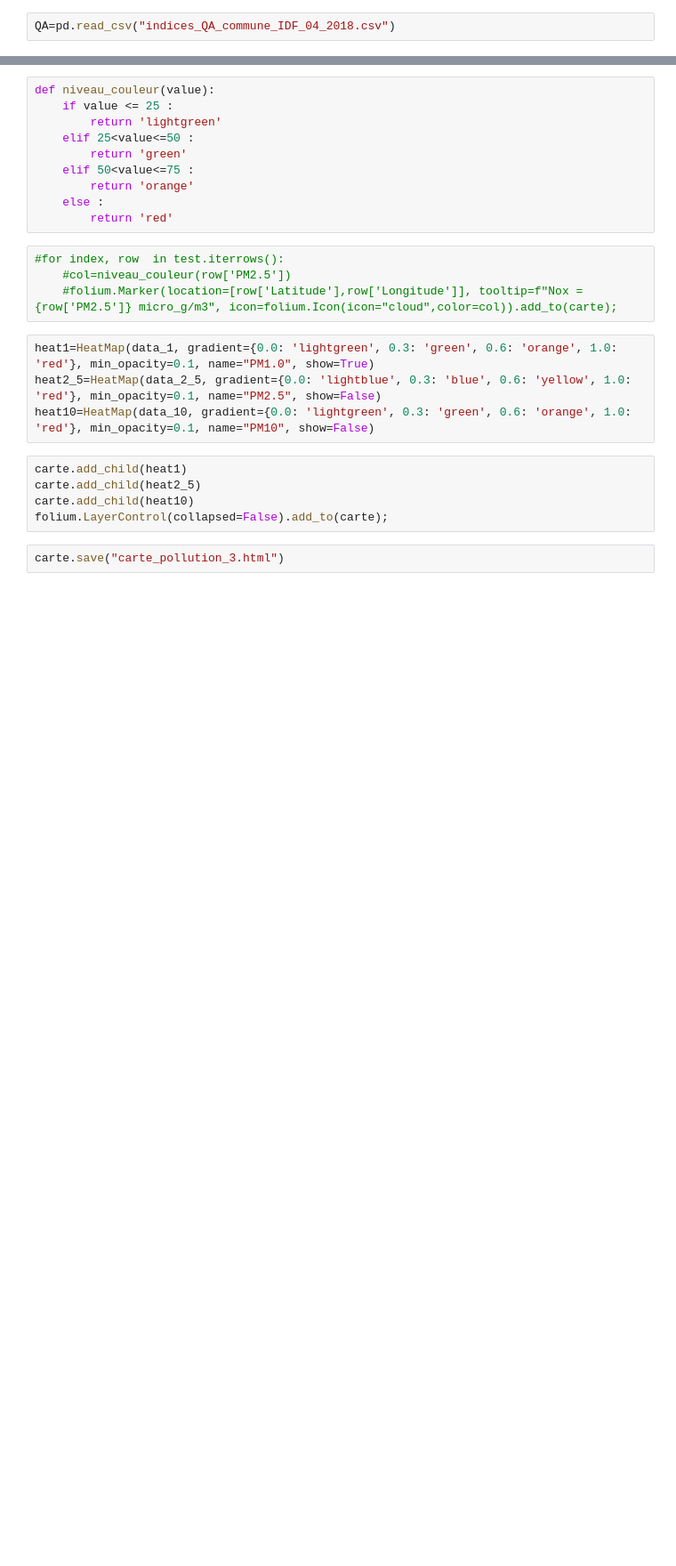
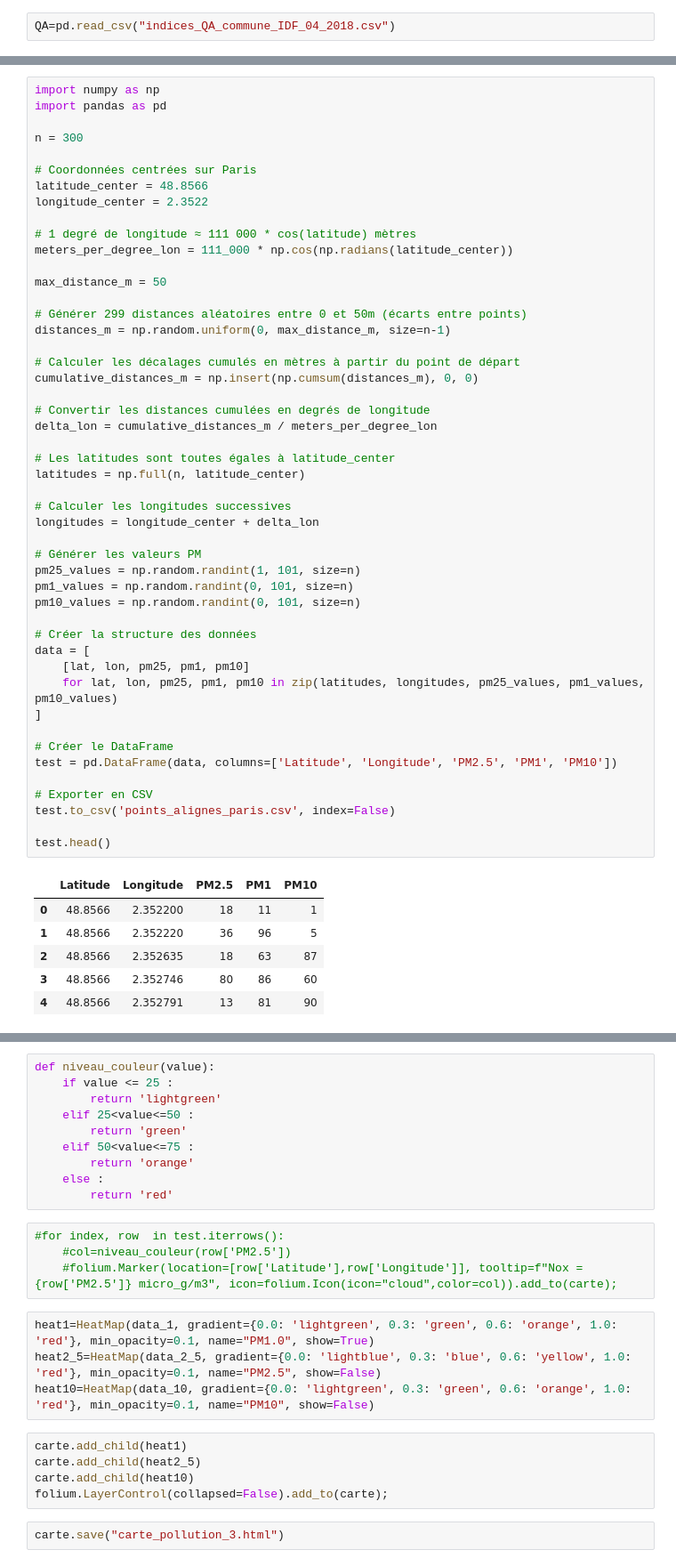
Before and after one commit to Arthur-Barre/Hackathon_V-lo_capteur, a Jupyter notebook: Milan.ipynb, the cells around one changed output, grey strips where cells are left out. Shown: that part at 89% size. Drawn from its saved outputs; the diff is of its cells as text; blank space fills up the shorter version.

```diff
--- a/Milan.ipynb
+++ b/Milan.ipynb
@@ -41,0 +50,55 @@ test.head()
+# %%
+import numpy as np
+import pandas as pd
+
+n = 300
+
+# Coordonnées centrées sur Paris
+latitude_center = 48.8566
+longitude_center = 2.3522
+
+# 1 degré de longitude ≈ 111 000 * cos(latitude) mètres
+meters_per_degree_lon = 111_000 * np.cos(np.radians(latitude_center))
+
+max_distance_m = 50
+
+# Générer 299 distances aléatoires entre 0 et 50m (écarts entre points)
+distances_m = np.random.uniform(0, max_distance_m, size=n-1)
+
+# Calculer les décalages cumulés en mètres à partir du point de départ
+cumulative_distances_m = np.insert(np.cumsum(distances_m), 0, 0)
+
+# Convertir les distances cumulées en degrés de longitude
+delta_lon = cumulative_distances_m / meters_per_degree_lon
+
+# Les latitudes sont toutes égales à latitude_center
+latitudes = np.full(n, latitude_center)
+
+# Calculer les longitudes successives
+longitudes = longitude_center + delta_lon
+
+# Générer les valeurs PM
+pm25_values = np.random.randint(1, 101, size=n)
+pm1_values = np.random.randint(0, 101, size=n)
+pm10_values = np.random.randint(0, 101, size=n)
+
+# Créer la structure des données
+data = [
+    [lat, lon, pm25, pm1, pm10]
+    for lat, lon, pm25, pm1, pm10 in zip(latitudes, longitudes, pm25_values, pm1_values, pm10_values)
+]
+
+# Créer le DataFrame
+test = pd.DataFrame(data, columns=['Latitude', 'Longitude', 'PM2.5', 'PM1', 'PM10'])
+
+# Exporter en CSV
+test.to_csv('points_alignes_paris.csv', index=False)
+
+test.head()
+# %% [output]
+|  | Latitude | Longitude | PM2.5 | PM1 | PM10 |
+| 0 | 48.8566 | 2.352200 | 18 | 11 | 1 |
+| 1 | 48.8566 | 2.352220 | 36 | 96 | 5 |
+| 2 | 48.8566 | 2.352635 | 18 | 63 | 87 |
+| 3 | 48.8566 | 2.352746 | 80 | 86 | 60 |
+| 4 | 48.8566 | 2.352791 | 13 | 81 | 90 |
```
Also changed, not shown: parts of 8 cells of this notebook, 2 other files.
